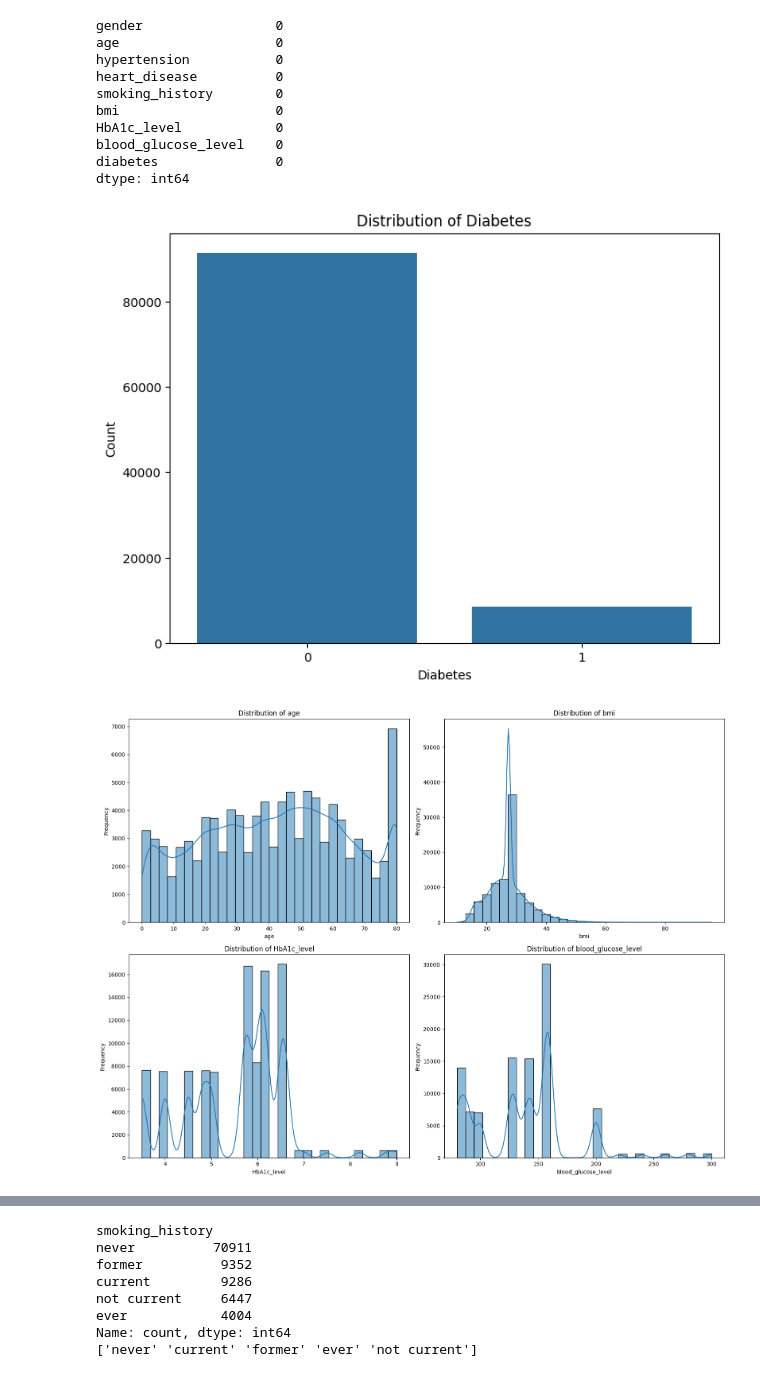
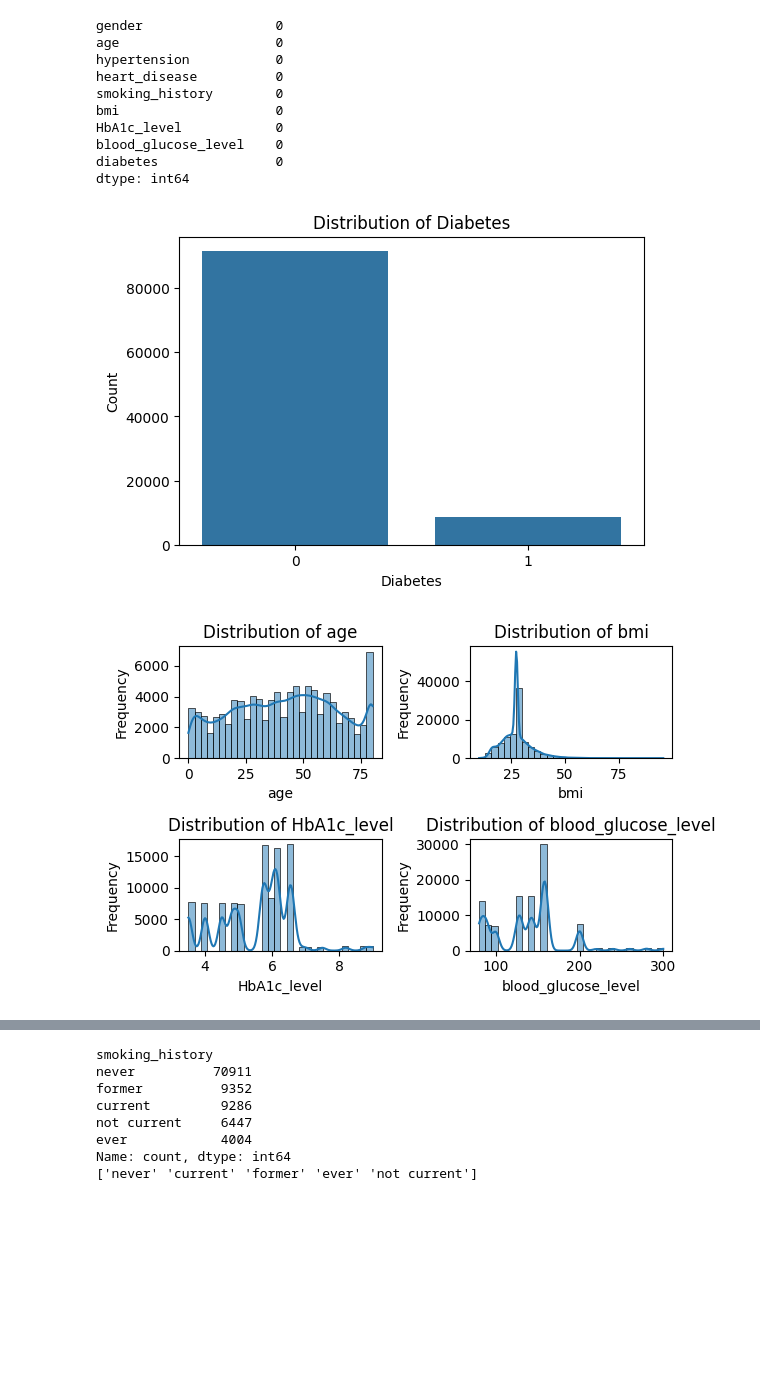
Before and after one commit to santoshkimandi/Dissertation_RMSE_CURVE, a Jupyter notebook: Predicting_Diabetes_using_Machine_Learning_Models.ipynb, the cells around one changed output, grey strips where cells are left out. Drawn from its saved outputs; the diff is of its cells as text; code cells hidden in the pictures; blank space fills up the shorter version.

```diff
--- a/Predicting_Diabetes_using_Machine_Learning_Models.ipynb
+++ b/Predicting_Diabetes_using_Machine_Learning_Models.ipynb
@@ -69,18 +64,18 @@ dtype: int64
 # %%
 # Distribution of Target Variable (Diabetes)
 import matplotlib.pyplot as plt
 import seaborn as sns
-plt.figure(figsize=(8, 6))
+plt.figure(figsize=(6, 4))
 sns.countplot(x='diabetes', data=df)
 plt.title('Distribution of Diabetes')
 plt.xlabel('Diabetes')
 plt.ylabel('Count')
 plt.show()
 # %% [output]
-[figure, old version]
+[figure, new version]
 # %%
 # Distribution of Numerical Features
-plt.figure(figsize=(16, 12))
+plt.figure(figsize=(6, 4))
 
 numerical_features = ['age', 'bmi', 'HbA1c_level', 'blood_glucose_level']
 
@@ -94,6 +89,6 @@ for i, feature in enumerate(numerical_features, 1):
 plt.tight_layout()
 plt.show()
 # %% [output]
-[figure, old version]
+[figure, new version]
 # %%
 # Analyze Categorical Features
```
Also changed, not shown: parts of 6 cells of this notebook.
